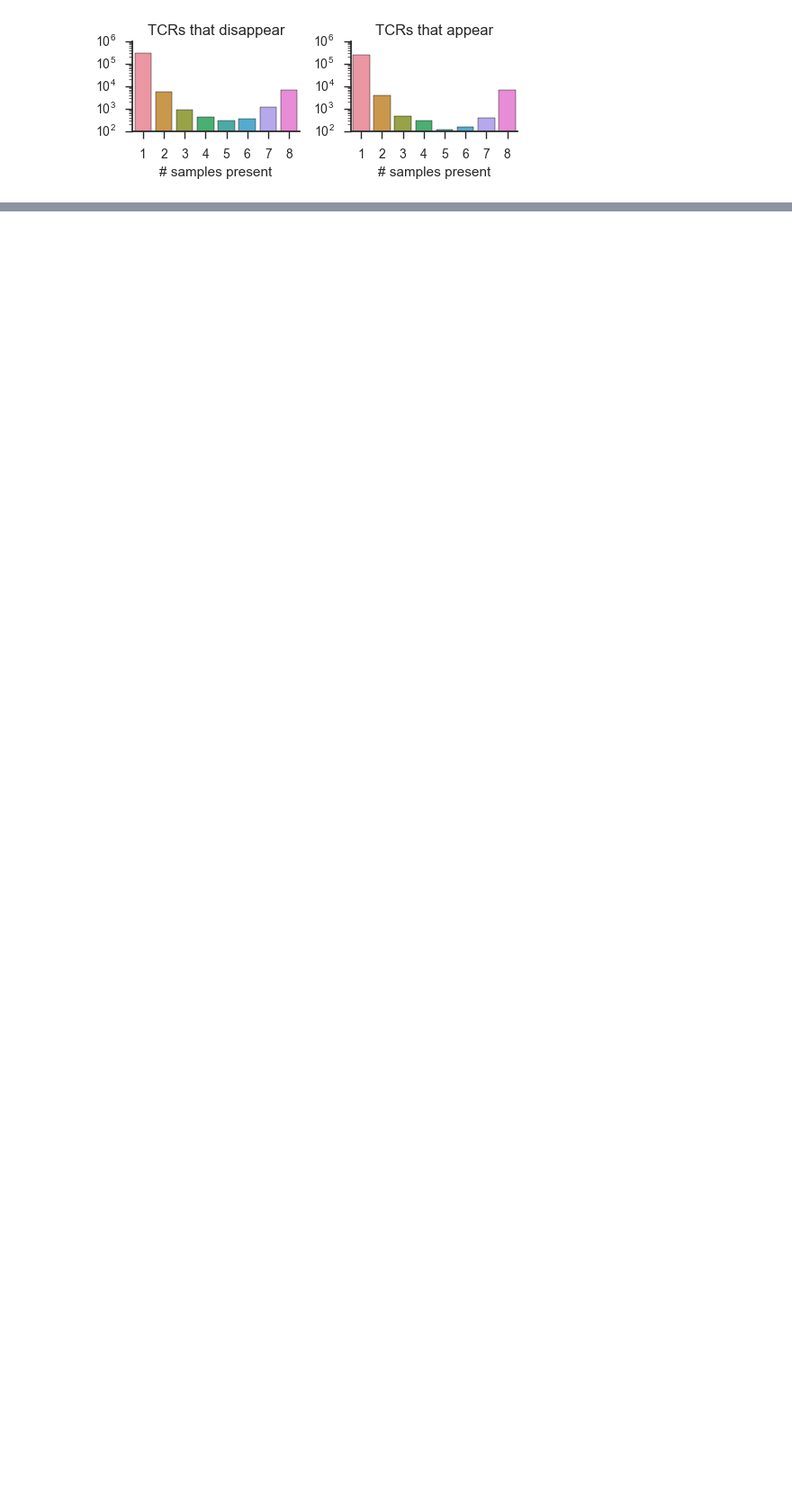
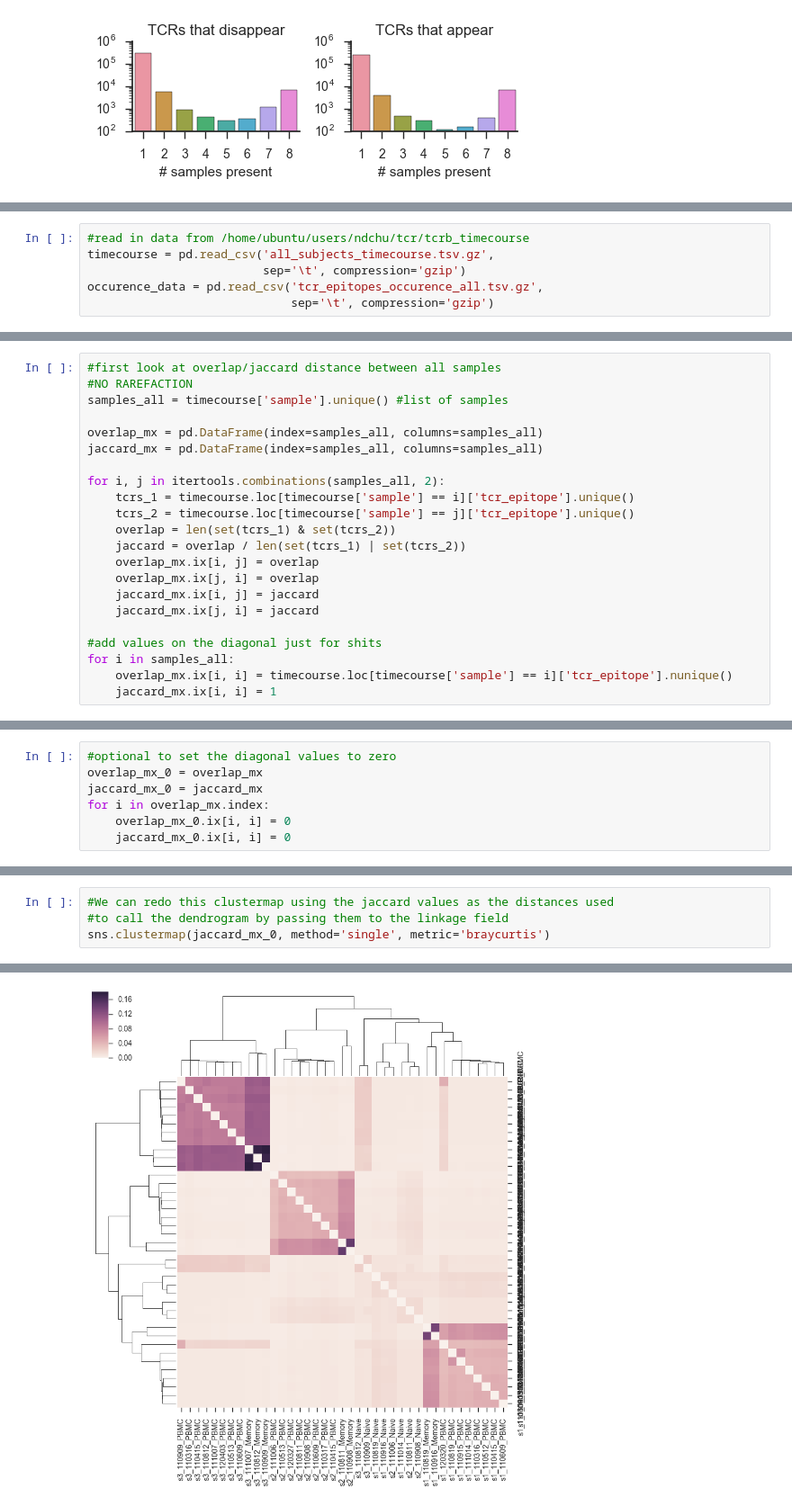
Before and after one commit to nathanieldchu/tcr_pilot, a Jupyter notebook: tcrb_timecourse_2.ipynb, the cells around one changed output, grey strips where cells are left out. Shown at 90% size. Saved outputs shown, nothing was run; the diff lists cells and outputs as text; blank space fills up the shorter version.

```diff
--- a/tcrb_timecourse_2.ipynb
+++ b/tcrb_timecourse_2.ipynb
@@ -498,0 +664,6 @@ This might suggest that samples from the 6, 7, and 8 categories are the true per
+# %%
+#read in data from /home/ubuntu/users/ndchu/tcr/tcrb_timecourse
+timecourse = pd.read_csv('all_subjects_timecourse.tsv.gz',
+                         sep='\t', compression='gzip')
+occurence_data = pd.read_csv('tcr_epitopes_occurence_all.tsv.gz',
+                             sep='\t', compression='gzip')
@@ -498,0 +672,22 @@ This might suggest that samples from the 6, 7, and 8 categories are the true per
+# %%
+#first look at overlap/jaccard distance between all samples
+#NO RAREFACTION
+samples_all = timecourse['sample'].unique() #list of samples
+
+overlap_mx = pd.DataFrame(index=samples_all, columns=samples_all)
+jaccard_mx = pd.DataFrame(index=samples_all, columns=samples_all)
+
+for i, j in itertools.combinations(samples_all, 2):
+    tcrs_1 = timecourse.loc[timecourse['sample'] == i]['tcr_epitope'].unique()
+    tcrs_2 = timecourse.loc[timecourse['sample'] == j]['tcr_epitope'].unique()
+    overlap = len(set(tcrs_1) & set(tcrs_2))
+    jaccard = overlap / len(set(tcrs_1) | set(tcrs_2))
+    overlap_mx.ix[i, j] = overlap
+    overlap_mx.ix[j, i] = overlap
+    jaccard_mx.ix[i, j] = jaccard
+    jaccard_mx.ix[j, i] = jaccard
+
+#add values on the diagonal just for shits
+for i in samples_all:
+    overlap_mx.ix[i, i] = timecourse.loc[timecourse['sample'] == i]['tcr_epitope'].nunique()
+    jaccard_mx.ix[i, i] = 1
@@ -498,0 +704,7 @@ This might suggest that samples from the 6, 7, and 8 categories are the true per
+# %%
+#optional to set the diagonal values to zero
+overlap_mx_0 = overlap_mx
+jaccard_mx_0 = jaccard_mx
+for i in overlap_mx.index:
+    overlap_mx_0.ix[i, i] = 0
+    jaccard_mx_0.ix[i, i] = 0
@@ -498,0 +725,5 @@ This might suggest that samples from the 6, 7, and 8 categories are the true per
+# %%
+#We can redo this clustermap using the jaccard values as the distances used
+#to call the dendrogram by passing them to the linkage field
+sns.clustermap(jaccard_mx_0, method='single', metric='braycurtis')
+# %% [output]
@@ -498,0 +731 @@ This might suggest that samples from the 6, 7, and 8 categories are the true per
+[figure, added]
```
Also changed, not shown: parts of 101 cells of this notebook, 2 other files.
